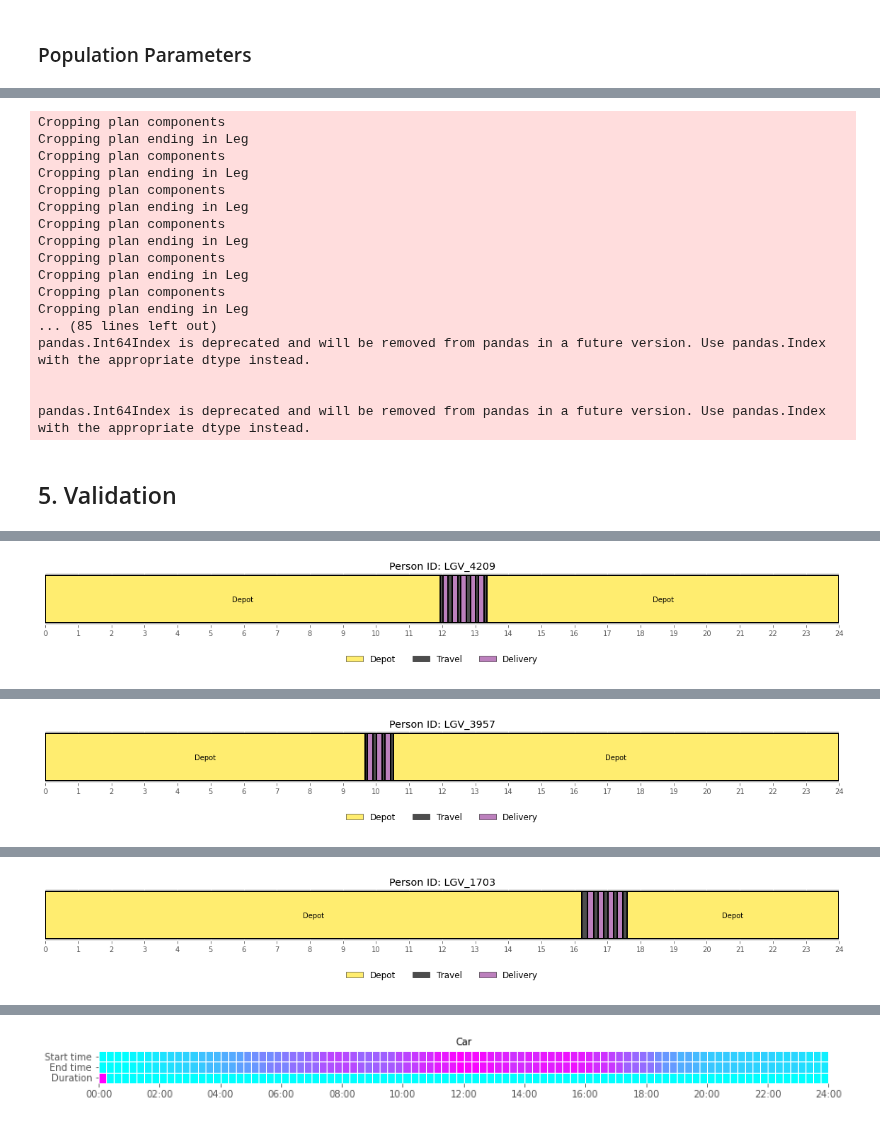
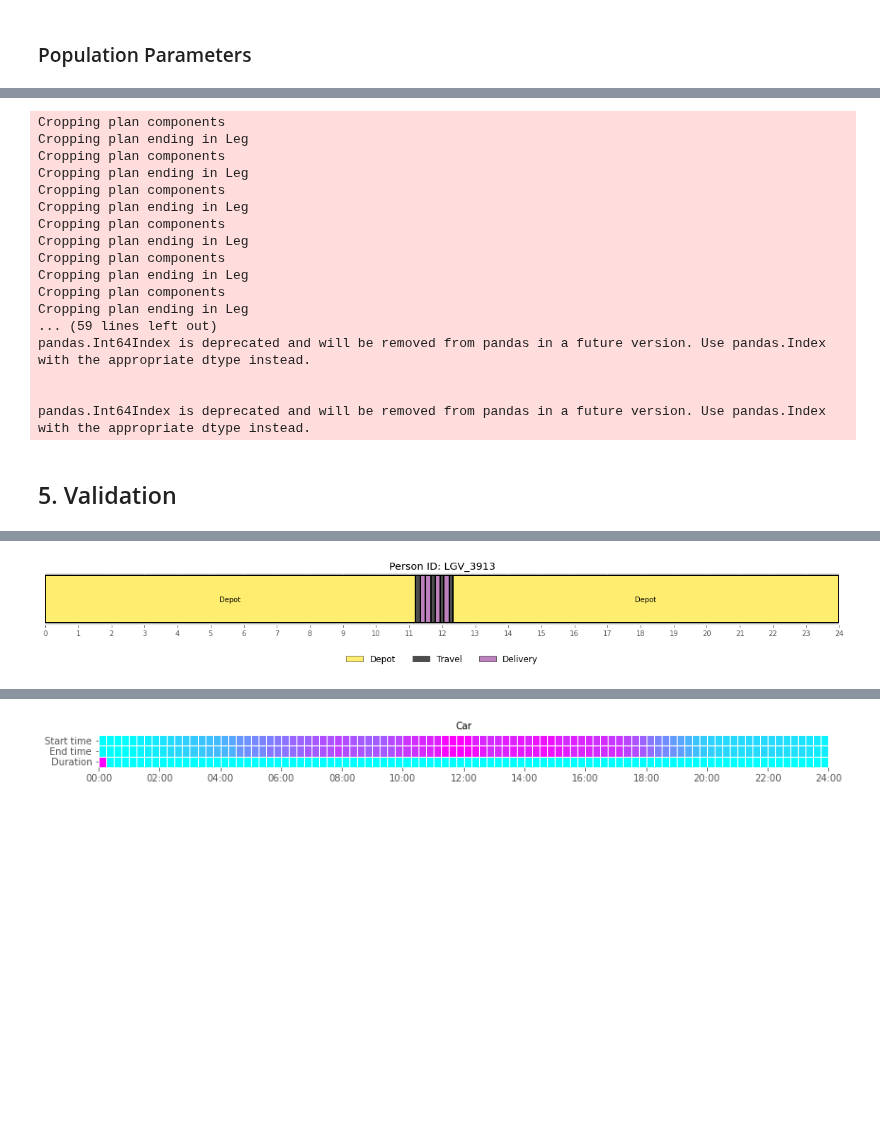
Before and after one commit to arup-group/pam, a Jupyter notebook: examples/17_tour.ipynb, the cells around one changed output, grey strips where cells are left out. Drawn from its saved outputs; the diff is of its cells as text; code cells hidden in the pictures; blank space fills up the shorter version.

```diff
--- a/examples/17_tour.ipynb
+++ b/examples/17_tour.ipynb
@@ -347,48 +291,42 @@ def sample_agents(size):
         hour = hour_sampler.sample()
         minute = minute_sampler.sample()
 
-        # o_zone = ozone_sampler.sample()
-        # o_loc = facility_sampler.sample(o_zone, 'depot')
-
         if freight_params['agent_id']=='LGV':
             stops = stop_sampler.sample()
         else:
             stops = 1
 
-        o_zone, o_loc, d_zone, d_loc = tour.TourSequence().stop_sequence(stops=stops,
-                                                          d_density=delivery_density,
-                                                          ozone_sampler=ozone_sampler,
-                                                          df_od=df_od,
-                                                          dist_threshold=dist_threshold,
-                                                          dist_id='distance',
-                                                          zone_id='zone',
-                                                          facility_sampler=facility_sampler,
-                                                          o_activity = 'depot',
-                                                          d_activity='delivery')
+        o_zone, o_loc, d_zone, d_loc = tour.TourPlan().sequence_stops(stops=stops,
+                                                                      ozone_sampler=depot_sampler,
+                                                                      dzone_sampler=delivery_sampler,
+                                                                      df_od=df_od,
+                                                                      dist_threshold=dist_threshold,
+                                                                      dist_id='distance',
+                                                                      facility_sampler=facility_sampler,
+                                                                      o_activity = 'depot',
+                                                                      d_activity='delivery')
 
         time_params = {'hour':hour, 'minute':minute}
-        end_tm = tour.TourPlan().tour_activity(agent=agent, k=1, zone=o_zone, loc=o_loc, activity_type='depot', time_params=time_params)
+        end_tm = tour.TourPlan().add_tour_activity(agent=agent, k=1, zone=o_zone, loc=o_loc, activity_type='depot', time_params=time_params)
 
         # Build a Tour Plan utilising ActivityDuration and TourPlan objects.
 
         for k in range(stops):
-            # Currently, we assume stop duration ranges from 10 minutes, 100% of the journey time, or 60 minutes.
-            stop_duration, start_tm, end_tm = tour.ActivityDuration().activity_duration(o_loc, d_loc[k], end_tm, speed, maxi, mini)
+            stop_duration, start_tm, end_tm = tour.ActivityDuration().model_activity_duration(o_loc, d_loc[k], end_tm)
             if mtdt(end_tm) > END_OF_DAY:
-                #print(f'End of Day Agent {agent}, return to depot')
                 break
             elif k == 0:
-                end_tm = tour.TourPlan().tour_leg(agent=agent, k=k, o_zone=o_zone, o_loc=o_loc, d_zone=d_zone, d_loc=d_loc[k], start_tm=start_tm, end_tm=end_tm)
+                end_tm = tour.TourPlan().add_tour_leg(agent=agent, k=k, o_zone=o_zone, o_loc=o_loc, d_zone=d_zone, d_loc=d_loc[k], start_tm=start_tm, end_tm=end_tm)
 
                 time_params = {'end_tm':end_tm, 'stop_duration':stop_duration}
-                end_tm = tour.TourPlan().tour_activity(agent=agent, k=k, zone=d_zone, loc=d_loc[k], activity_type='delivery', time_params=time_params)
+                end_tm = tour.TourPlan().add_tour_activity(agent=agent, k=k, zone=d_zone, loc=d_loc[k], activity_type='delivery', time_params=time_params)
             else:
-                end_tm = tour.TourPlan().tour_leg(agent=agent, k=k, o_zone=d_zone, o_loc=d_loc[k-1], d_zone=d_zone, d_loc=d_loc[k], start_tm=start_tm, end_tm=end_tm)
+                end_tm = tour.TourPlan().add_tour_leg(agent=agent, k=k, o_zone=d_zone, o_loc=d_loc[k-1], d_zone=d_zone, d_loc=d_loc[k], start_tm=start_tm, end_tm=end_tm)
 
                 time_params = {'end_tm':end_tm, 'stop_duration':stop_duration}
-                end_tm = tour.TourPlan().tour_activity(agent=agent, k=k, zone=d_zone, loc=d_loc[k], activity_type='delivery', time_params=time_params)
+                end_tm = tour.TourPlan().add_tour_activity(agent=agent, k=k, zone=d_zone, loc=d_loc[k], activity_type='delivery', time_params=time_params)
 
-        end_tm = tour.TourPlan().return_depot(agent=agent, k=stops, o_zone=o_zone, o_loc=o_loc, d_zone=d_zone, d_loc=d_loc[stops-1], end_tm=end_tm, speed=speed)
+        end_tm = tour.TourPlan().add_return_origin(agent=agent, k=stops, o_zone=o_zone, o_loc=o_loc, d_zone=d_zone, d_loc=d_loc[stops-1], end_tm=end_tm)
 
     return population
 # %%
@@ -412,9 +350,6 @@ for s in samples:
     # Write to Disk
     xml_comment = f"prelim {s*100}% {freight_params['agent_id']} {today}"
     output_path = os.path.join(output_path)
-    #create export directory if it doesn't exist
-    # if os.path.isdir(output_path)==False:
-    #     os.mkdir(output_path)
 
     write_matsim(
         population,
@@ -423,7 +358,7 @@ for s in samples:
         comment=xml_comment
     )
 
-    population.to_csv(output_path, crs = "EPSG:2326", to_crs="EPSG:4326")
+    population.to_csv(output_path, crs = "EPSG:27700", to_crs="EPSG:4326")
     # ignore all the "failed to find home" logging (it is not relevant and will be removed in future)
 
     facility_sampler.write_facilities_xml(
@@ -443,7 +378,7 @@ Cropping plan components
 Cropping plan ending in Leg
 Cropping plan components
 Cropping plan ending in Leg
-... (85 lines left out)
+... (59 lines left out)
 pandas.Int64Index is deprecated and will be removed from pandas in a future version. Use pandas.Index with the appropriate dtype instead.
 
 
@@ -451,7 +386,7 @@ pandas.Int64Index is deprecated and will be removed from pandas in a future vers
 # %% [markdown]
 ## 5. Validation
 # %%
-for i in range(3):
+for i in range(1):
     p = population.random_person()
     p.plot()
     p.print()
@@ -475 +408 @@ Person: LGV_4209
-[figure, old version]
+[figure, new version]
@@ -487 +408,0 @@ Person: LGV_3957
-[figure, removed]
@@ -501,4 +409,3 @@ Person: LGV_1703
-[figure, removed]
 # %%
 from pam.plot.stats import plot_activity_times, plot_leg_times
 fig = plot_activity_times(population)
```
Also changed, not shown: parts of 39 cells of this notebook, 2 other files.
